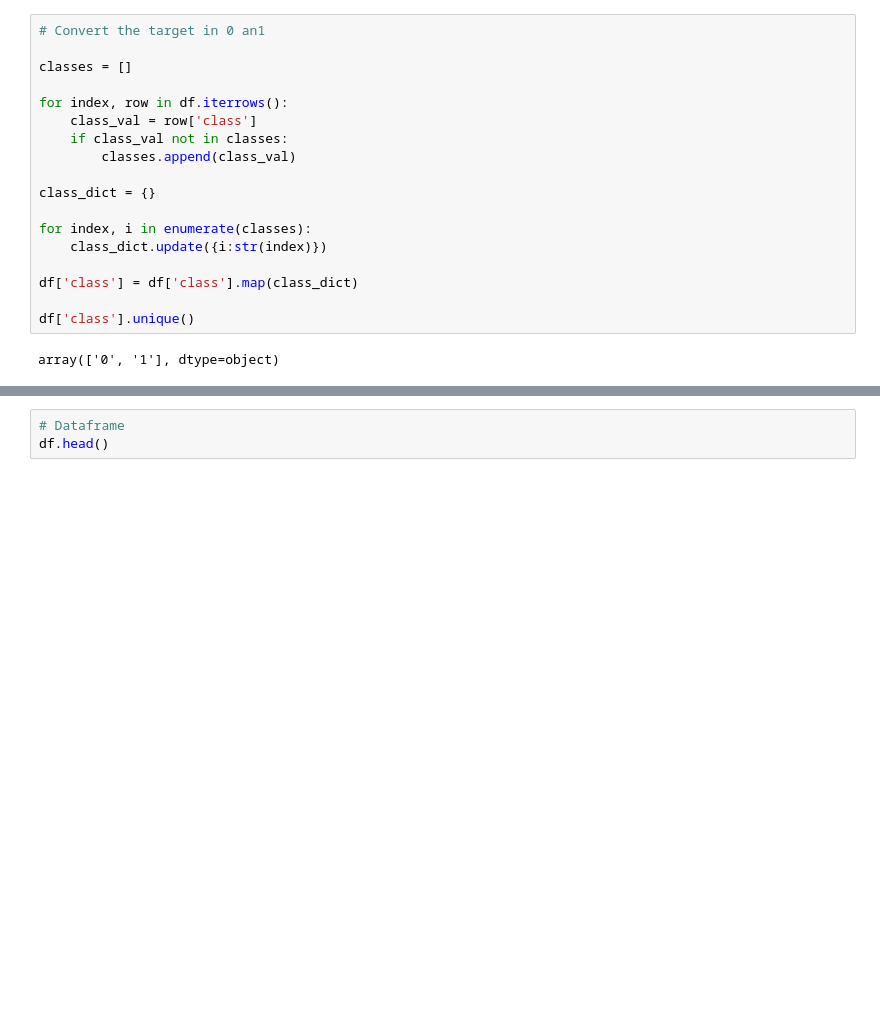
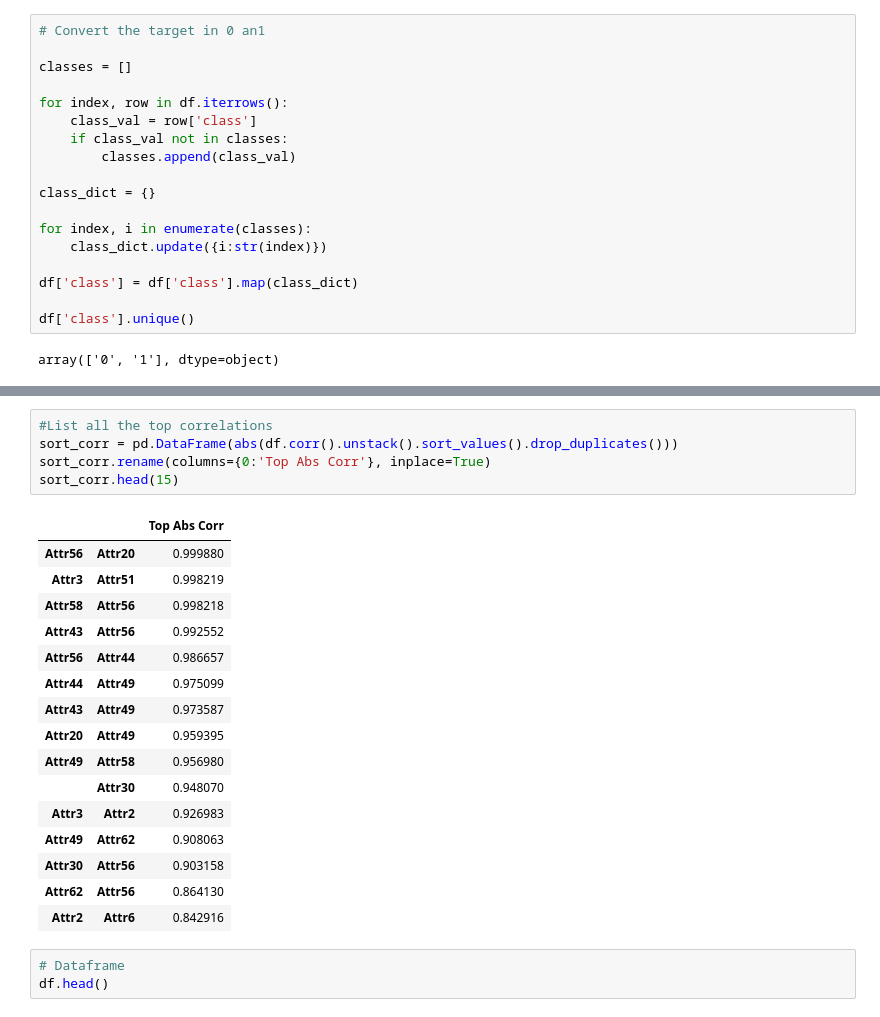
Before and after one commit to bSharpCyclist/MSDS-7333-QTW, a Jupyter notebook: Fabio_Case_4 copy.ipynb, the cells around one changed output, grey strips where cells are left out. Cells and saved outputs as stored; diff of their text form; blank space fills up the shorter version.

```diff
--- a/Fabio_Case_4 copy.ipynb
+++ b/Fabio_Case_4 copy.ipynb
@@ -186,3 +201,25 @@ array(['0', '1'], dtype=object)
+# %%
+#List all the top correlations
+sort_corr = pd.DataFrame(abs(df.corr().unstack().sort_values().drop_duplicates()))
+sort_corr.rename(columns={0:'Top Abs Corr'}, inplace=True)
+sort_corr.head(15)
+# %% [output]
+|  |  | Top Abs Corr |
+| Attr56 | Attr20 | 0.999880 |
+| Attr3 | Attr51 | 0.998219 |
+| Attr58 | Attr56 | 0.998218 |
+| Attr43 | Attr56 | 0.992552 |
+| Attr56 | Attr44 | 0.986657 |
+| Attr44 | Attr49 | 0.975099 |
+| Attr43 | Attr49 | 0.973587 |
+| Attr20 | Attr49 | 0.959395 |
+| Attr49 | Attr58 | 0.956980 |
+|  | Attr30 | 0.948070 |
+| Attr3 | Attr2 | 0.926983 |
+| Attr49 | Attr62 | 0.908063 |
+| Attr30 | Attr56 | 0.903158 |
+| Attr62 | Attr56 | 0.864130 |
+| Attr2 | Attr6 | 0.842916 |
 # %%
 # Dataframe
 df.head()
```
Also changed, not shown: parts of 1 cell of this notebook.
